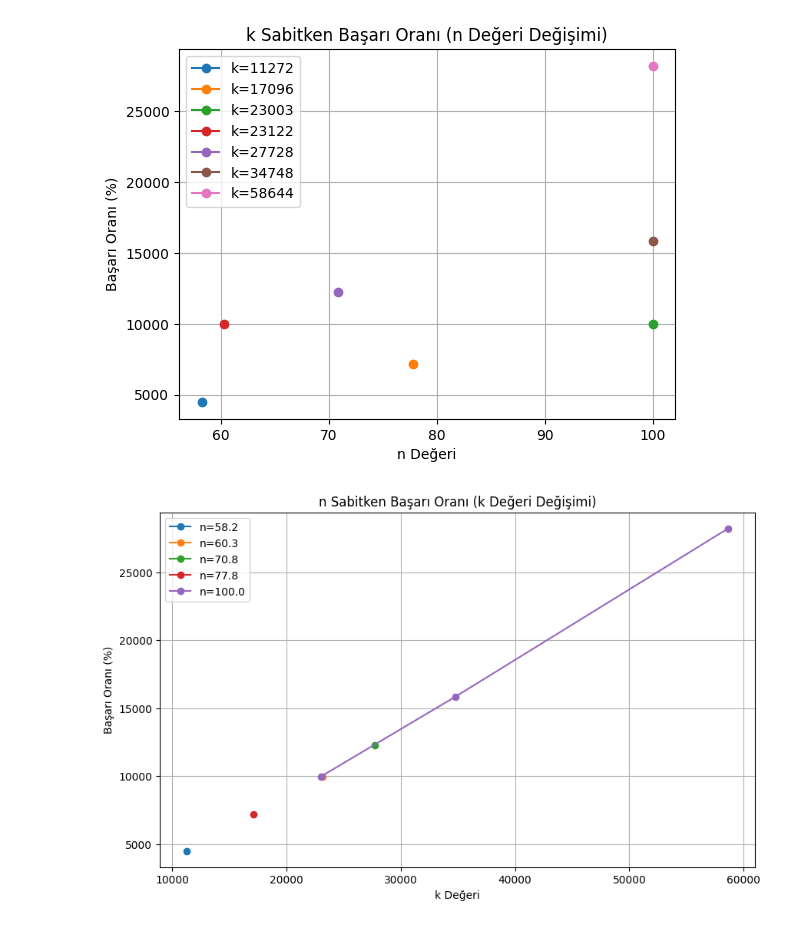
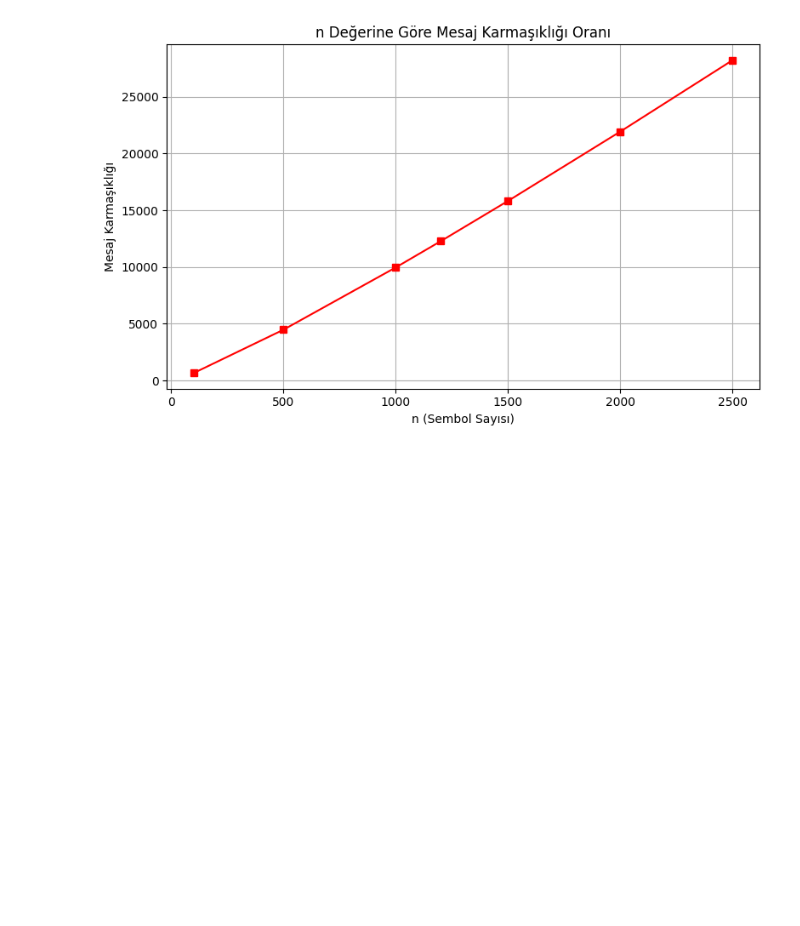
Before and after one commit to ascioglueda/BP_Decoding, a Jupyter notebook: decode_results.ipynb, the cells around one changed output. Saved outputs shown, nothing was run; the diff lists cells and outputs as text; code cells hidden in the pictures; blank space fills up the shorter version.

```diff
--- a/decode_results.ipynb
+++ b/decode_results.ipynb
@@ -37,42 +68,15 @@ plt.show()
-# %%
-import pandas as pd
-import matplotlib.pyplot as plt
-
-# Veri setini CSV dosyasına kaydet
-df.to_csv("decode_results.csv", index=False)
-
-# CSV dosyasını oku
-csv_path = "decode_results.csv"
-df = pd.read_csv(csv_path)
-
-#plt.figure(figsize=(10, 6))
-k_values = sorted(df['k'].unique())
-for k in k_values:
-    subset = df[df['k'] == k].sort_values('n')
-    n_values = subset['n']
-    y_values = subset['success_rate']
-    plt.plot(n_values, y_values, marker='o', label=f'k={k}')
-plt.title('k Sabitken Başarı Oranı (n Değeri Değişimi)')
-plt.xlabel('n Değeri')
-plt.ylabel('Başarı Oranı (%)')
-plt.legend()
-plt.grid(True)
-plt.show()
-
-# 2. n sabitken k'nin değişimi için başarı oranı grafiği
-plt.figure(figsize=(10, 6))
-n_values = sorted(df['n'].unique())
-for n in n_values:
-    subset = df[df['n'] == n].sort_values('k')
-    k_values = subset['k']
-    y_values = subset['success_rate']
-    plt.plot(k_values, y_values, marker='o', label=f'n={n}')
-plt.title('n Sabitken Başarı Oranı (k Değeri Değişimi)')
-plt.xlabel('k Değeri')
-plt.ylabel('Başarı Oranı (%)')
-plt.legend()
-plt.grid(True)
-plt.show()
-# %% [output]
-[figure, removed]
-[figure, removed]
+# %%
+# CSV dosyasının konumunu buraya yaz
+csv_path = "decode_basari.csv"  # CSV dosyanın bulunduğu konumu yaz
+df = pd.read_csv(csv_path)
+# Grafik: n vs success_rate
+plt.figure(figsize=(8, 5))
+plt.plot(df["n"], df["msg_complexity"], marker='s', color='red')
+plt.title("n Değerine Göre Mesaj Karmaşıklığı Oranı")
+plt.ylabel("Mesaj Karmaşıklığı")
+plt.xlabel("n (Sembol Sayısı)")
+plt.grid(True)
+plt.tight_layout()
+plt.show()
+# %% [output]
+[figure, added]
```
Also changed, not shown: parts of 20 cells of this notebook, 3 other files.
